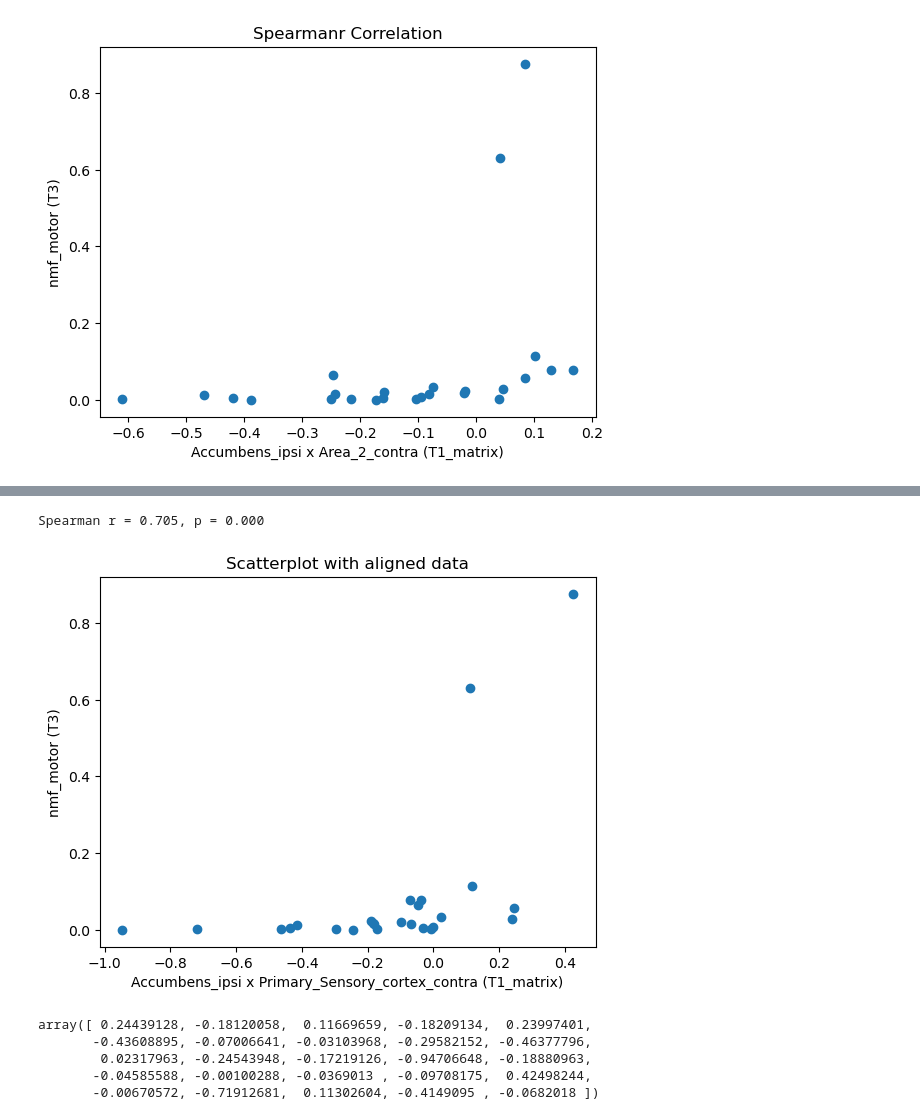
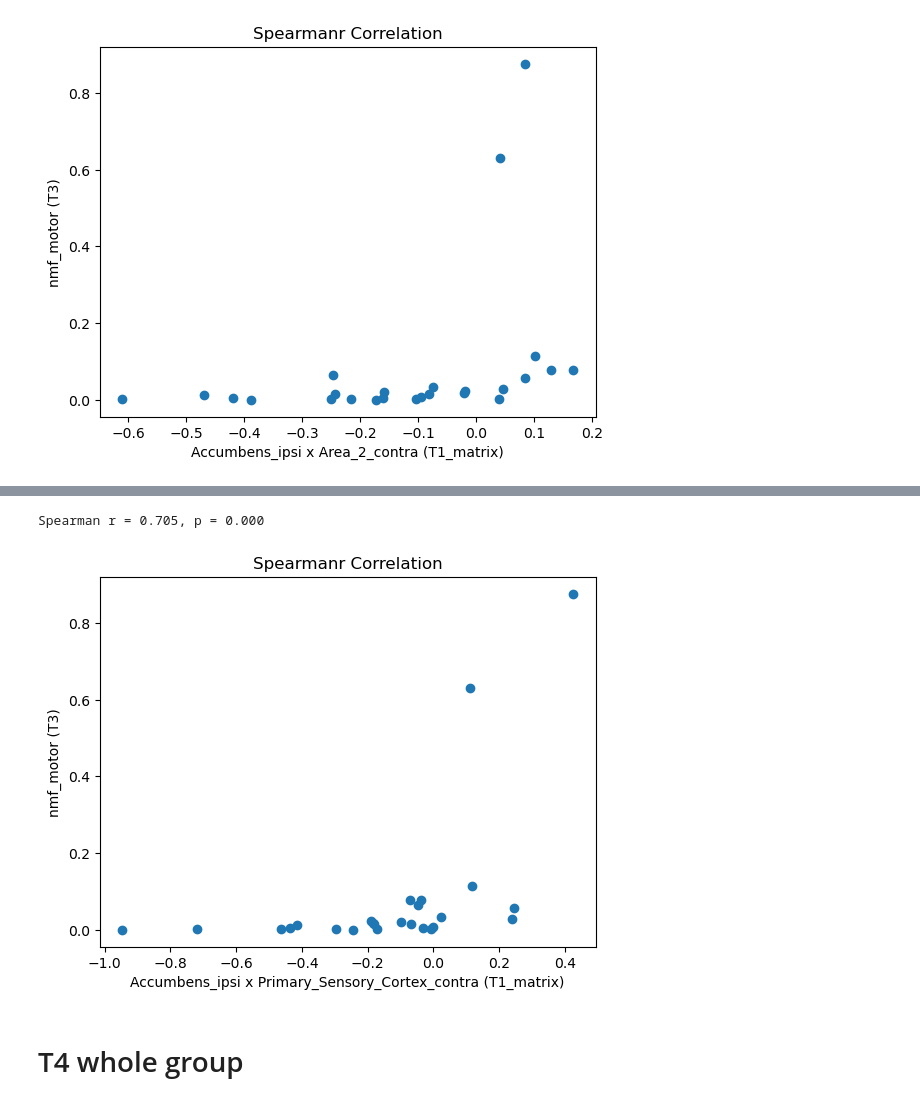
Before and after one commit to maylismlr/uphummel_MA4, a Jupyter notebook: see_corr.ipynb, the cells around one changed output, grey strips where cells are left out. Drawn from its saved outputs; the diff is of its cells as text; code cells hidden in the pictures.

```diff
--- a/see_corr.ipynb
+++ b/see_corr.ipynb
@@ -197,38 +109,7 @@ df_aligned.T1_matrix.iloc[0]
-# %%
-# Step 1: Filter regression info to T1 and matching conditions
-regression_T1 = regression_info[
-    (regression_info["TimePoint"] == "T3") &
-    (regression_info["Behavioral_assessment"] == 1) &
-    (regression_info["MRI"] == 1)
-].copy()
-
-# Step 2: Merge to ensure alignment
-merged = df_aligned.merge(regression_T1[["subject_id", "nmf_motor"]], on="subject_id")
-
-# Step 3: Extract FC values for Caudate_ipsi x Area_2_contra
-fc_values = merged["T1_matrix"].apply(
-    lambda mat: mat.loc["Accumbens_ipsi", "Primary_Sensory_Cortex_contra"] if "Accumbens_ipsi" in mat.index and "Primary_Sensory_Cortex_contra" in mat.columns else np.nan
-).to_numpy()
-
-fugl_meyer_values = merged["nmf_motor"].to_numpy()
-
-# Step 4: Clean data and correlate
-valid = ~np.isnan(fc_values) & ~np.isnan(fugl_meyer_values)
-r, p = spearmanr(fc_values[valid], fugl_meyer_values[valid])
-print(f"Spearman r = {r:.3f}, p = {p:.3f}")
-
-# Optional: Plot
-plt.scatter(fc_values[valid], fugl_meyer_values[valid])
-plt.xlabel("Accumbens_ipsi x Primary_Sensory_cortex_contra (T1_matrix)")
-plt.ylabel("nmf_motor (T3)")
-plt.title("Scatterplot with aligned data")
-plt.show()
-fc_values
-# %% [output]
-Spearman r = 0.705, p = 0.000
-[figure, removed]
-array([ 0.24439128, -0.18120058,  0.11669659, -0.18209134,  0.23997401,
-       -0.43608895, -0.07006641, -0.03103968, -0.29582152, -0.46377796,
-        0.02317963, -0.24543948, -0.17219126, -0.94706648, -0.18880963,
-       -0.04585588, -0.00100288, -0.0369013 , -0.09708175,  0.42498244,
-       -0.00670572, -0.71912681,  0.11302604, -0.4149095 , -0.0682018 ])
+# %%
+functions.check_corr(df_aligned, regression_T3, "Accumbens_ipsi", "Primary_Sensory_Cortex_contra", tp=3, motor_test='nmf_motor', corr_type='spearmanr')
+# %% [output]
+Spearman r = 0.705, p = 0.000
+[figure, added]
+# %% [markdown]
+# T4 whole group
```
Also changed, not shown: parts of 53 cells of this notebook, 1 other file.
